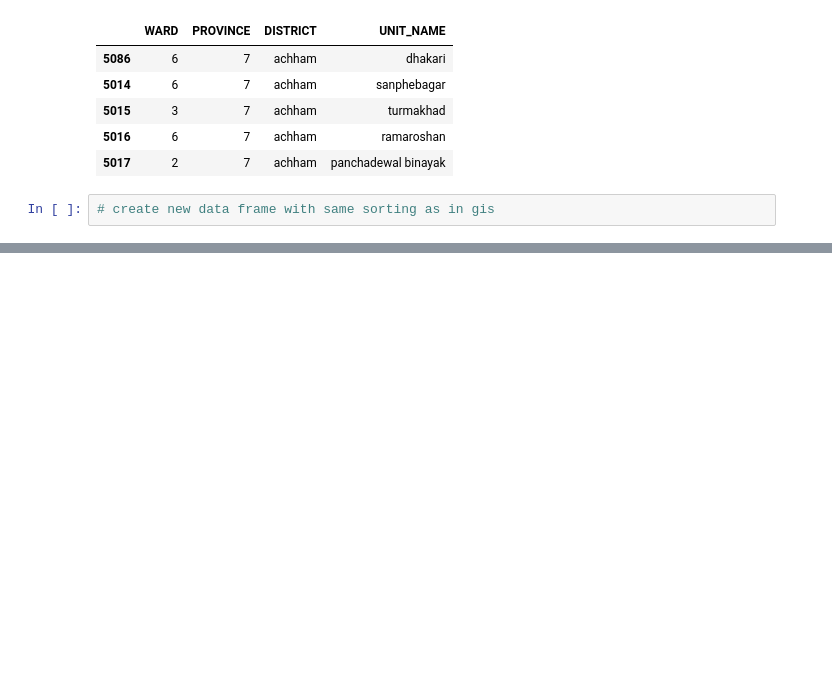
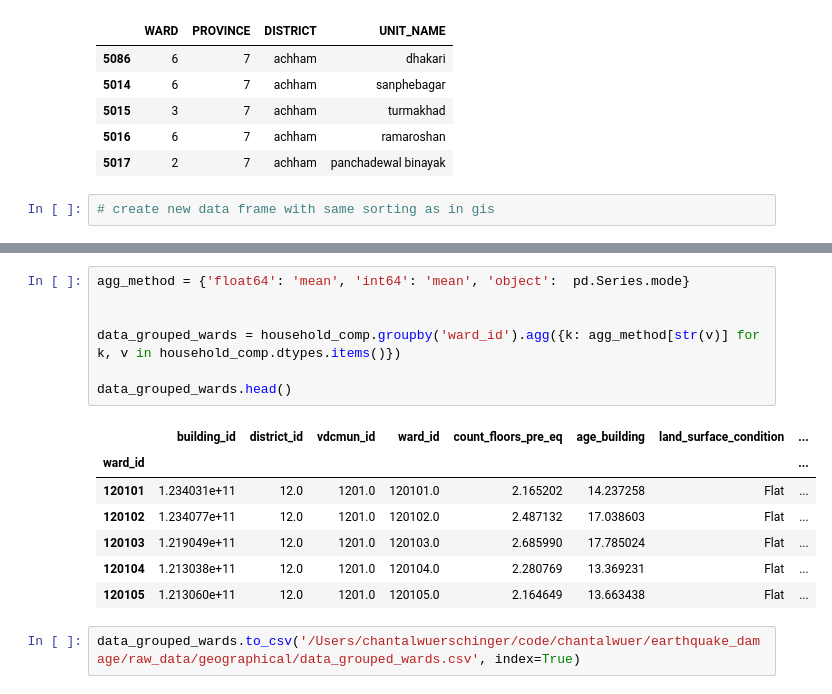
Before and after one commit to chantalwuer/earthquake_damage, a Jupyter notebook: notebooks/CW_Mapping_Wards.ipynb, the cells around one changed output, grey strips where cells are left out. Drawn from its saved outputs; the diff is of its cells as text; blank space fills up the shorter version.

Commit message:
Managed to group comp data by ward and agg based on dtype and save to csv

```diff
--- a/notebooks/CW_Mapping_Wards.ipynb
+++ b/notebooks/CW_Mapping_Wards.ipynb
@@ -670,0 +702,17 @@ wards_keys.sort_values(by=['DISTRICT']).head()
+# %%
+agg_method = {'float64': 'mean', 'int64': 'mean', 'object':  pd.Series.mode}
+
+
+data_grouped_wards = household_comp.groupby('ward_id').agg({k: agg_method[str(v)] for k, v in household_comp.dtypes.items()})
+
+data_grouped_wards.head()
+# %% [output]
+|  | building_id | district_id | vdcmun_id | ward_id | count_floors_pre_eq | age_building | land_surface_condition | ... |
+| ward_id |  |  |  |  |  |  |  | ... |
+| 120101 | 1.234031e+11 | 12.0 | 1201.0 | 120101.0 | 2.165202 | 14.237258 | Flat | ... |
+| 120102 | 1.234077e+11 | 12.0 | 1201.0 | 120102.0 | 2.487132 | 17.038603 | Flat | ... |
+| 120103 | 1.219049e+11 | 12.0 | 1201.0 | 120103.0 | 2.685990 | 17.785024 | Flat | ... |
+| 120104 | 1.213038e+11 | 12.0 | 1201.0 | 120104.0 | 2.280769 | 13.369231 | Flat | ... |
+| 120105 | 1.213060e+11 | 12.0 | 1201.0 | 120105.0 | 2.164649 | 13.663438 | Flat | ... |
+# %%
+data_grouped_wards.to_csv('/Users/chantalwuerschinger/code/chantalwuer/earthquake_damage/raw_data/geographical/data_grouped_wards.csv', index=True)
```
Also changed, not shown: parts of 3 cells of this notebook.
